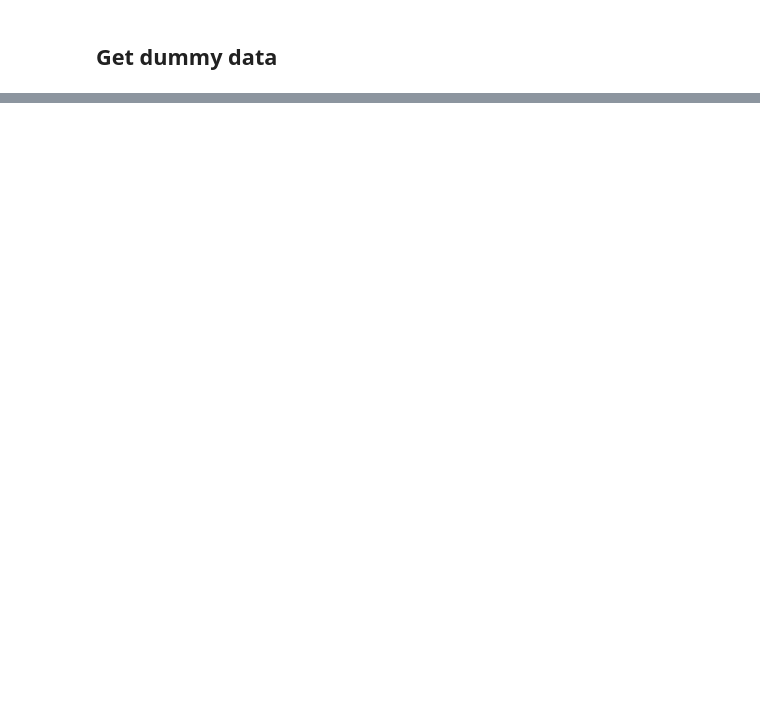
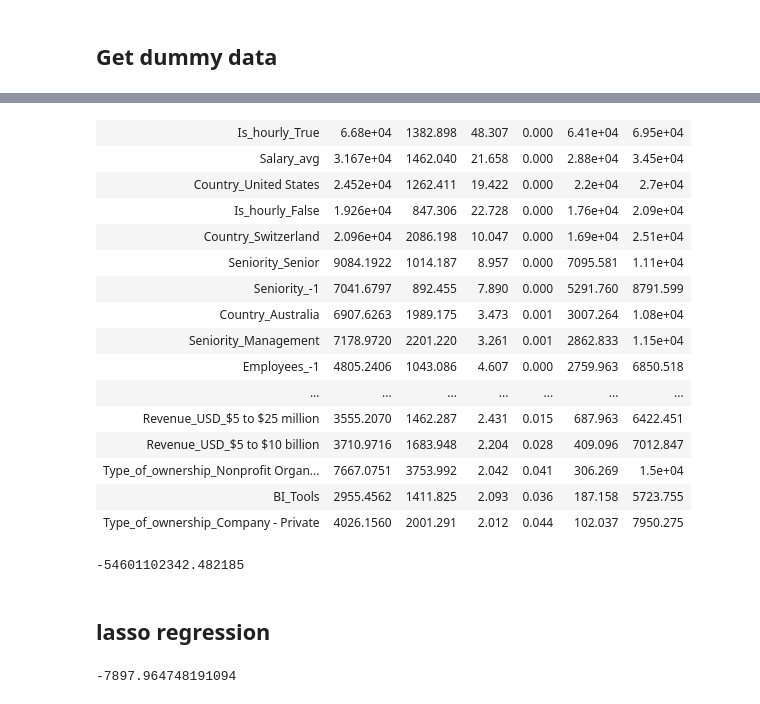
Before and after one commit to Luk-kar/DS_salaries_project, a Jupyter notebook: _004_model_building.ipynb, the cells around one changed output, grey strips where cells are left out. Drawn from its saved outputs; the diff is of its cells as text; code cells hidden in the pictures; blank space fills up the shorter version.

```diff
--- a/_004_model_building.ipynb
+++ b/_004_model_building.ipynb
@@ -123,0 +104,2 @@ df_model.head()
+# %%
+df_dum = pd.get_dummies(df_model)
@@ -123,0 +129,6 @@ df_model.head()
+# %%
+my_xnames = X.columns
+
+new_index = pd.Index(["Salary_avg"])
+
+my_xnames = pd.Index(new_index.tolist() + my_xnames.tolist())
@@ -123,0 +138,19 @@ df_model.head()
+# %%
+import statsmodels.api as sm
+
+X = np.asarray(X)
+y = np.asarray(y)
+
+X = np.nan_to_num(X)
+y = np.nan_to_num(y)
+
+X = np.array(X, dtype=float)
+y = np.array(y, dtype=float)
+
+X_sm = X = sm.add_constant(X)
+
+model = sm.OLS(y,X_sm)
+model.data.xnames = my_xnames.tolist()
+# %%
+results = model.fit().summary()
+results
@@ -123,0 +202,53 @@ df_model.head()
+# %%
+from statsmodels.iolib.table import SimpleTable
+
+def get_t_results(results, t_cap):
+    table_index = 1
+
+    table_data = results.tables[table_index].data
+
+    filtered_data = [row for row in table_data if float(row[-2].replace("[", "")) >= t_cap]
+
+    sorted_data = sorted(filtered_data, key=lambda x: float(x[-2].replace("[", "")), reverse=True)
+
+    filtered_table = SimpleTable(sorted_data, title=results.tables[table_index].title)
+
+    return filtered_table
+
+get_t_results(results, 0.05)
+# %% [output]
+| Is_hourly_True | 6.68e+04 | 1382.898 | 48.307 | 0.000 | 6.41e+04 | 6.95e+04 |
+| Salary_avg | 3.167e+04 | 1462.040 | 21.658 | 0.000 | 2.88e+04 | 3.45e+04 |
+| Country_United States | 2.452e+04 | 1262.411 | 19.422 | 0.000 | 2.2e+04 | 2.7e+04 |
+| Is_hourly_False | 1.926e+04 | 847.306 | 22.728 | 0.000 | 1.76e+04 | 2.09e+04 |
+| Country_Switzerland | 2.096e+04 | 2086.198 | 10.047 | 0.000 | 1.69e+04 | 2.51e+04 |
+| Seniority_Senior | 9084.1922 | 1014.187 | 8.957 | 0.000 | 7095.581 | 1.11e+04 |
+| Seniority_-1 | 7041.6797 | 892.455 | 7.890 | 0.000 | 5291.760 | 8791.599 |
+| Country_Australia | 6907.6263 | 1989.175 | 3.473 | 0.001 | 3007.264 | 1.08e+04 |
+| Seniority_Management | 7178.9720 | 2201.220 | 3.261 | 0.001 | 2862.833 | 1.15e+04 |
+| Employees_-1 | 4805.2406 | 1043.086 | 4.607 | 0.000 | 2759.963 | 6850.518 |
+| ... | ... | ... | ... | ... | ... | ... |
+| Revenue_USD_$5 to $25 million | 3555.2070 | 1462.287 | 2.431 | 0.015 | 687.963 | 6422.451 |
+| Revenue_USD_$5 to $10 billion | 3710.9716 | 1683.948 | 2.204 | 0.028 | 409.096 | 7012.847 |
+| Type_of_ownership_Nonprofit Organ... | 7667.0751 | 3753.992 | 2.042 | 0.041 | 306.269 | 1.5e+04 |
+| BI_Tools | 2955.4562 | 1411.825 | 2.093 | 0.036 | 187.158 | 5723.755 |
+| Type_of_ownership_Company - Private | 4026.1560 | 2001.291 | 2.012 | 0.044 | 102.037 | 7950.275 |
+# %%
+from sklearn.linear_model import LinearRegression, Lasso
+from sklearn.model_selection import cross_val_score
+
+lm = LinearRegression()
+lm.fit(X_train, y_train)
+
+np.mean(cross_val_score(lm,X_train,y_train, scoring = 'neg_mean_absolute_error', cv= 3))
+# %% [output]
+-54601102342.482185
+# %% [markdown]
+## lasso regression
+# %%
+lm_l = Lasso(alpha=.31)
+lm_l.fit(X_train,y_train)
+avg_score = np.mean(cross_val_score(lm_l,X_train,y_train, scoring = 'neg_mean_absolute_error', cv= 3))
+avg_score
+# %% [output]
+-7897.964748191094
```
Also changed, not shown: parts of 25 cells of this notebook.
